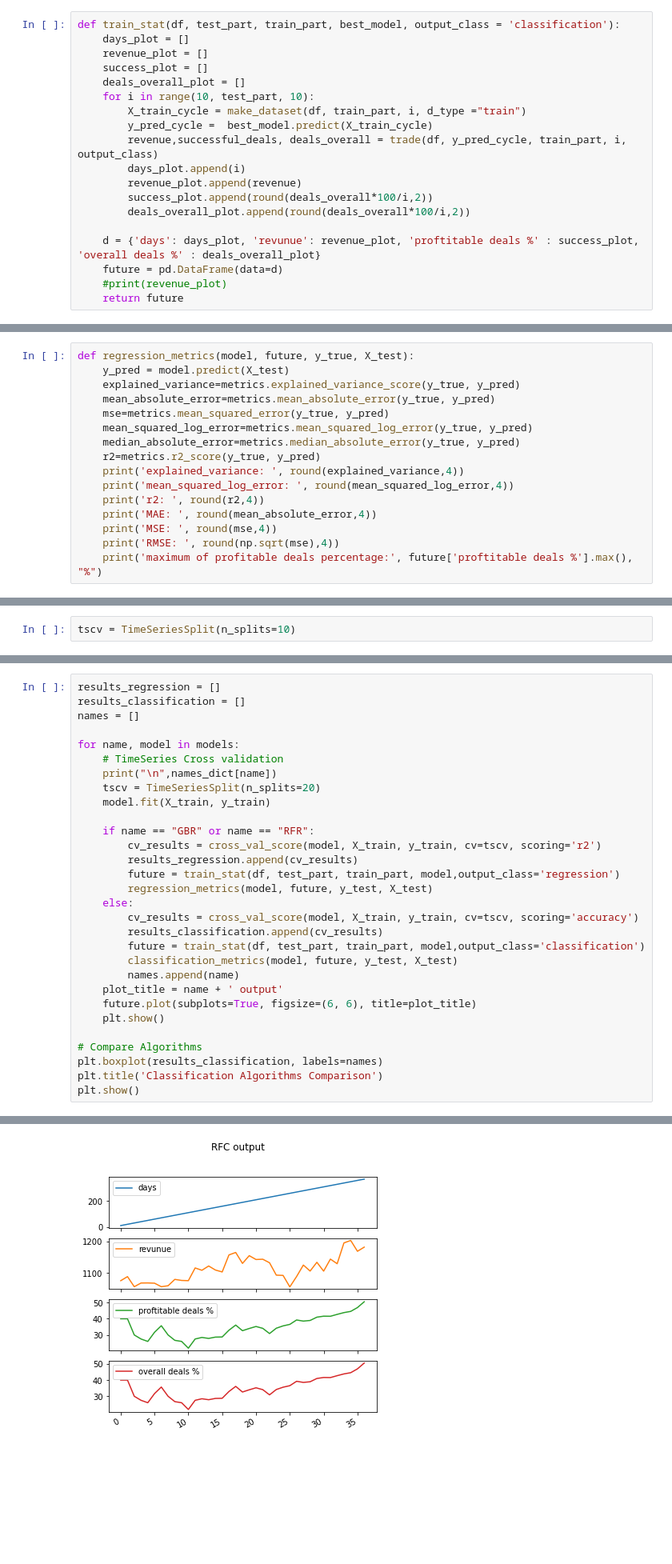
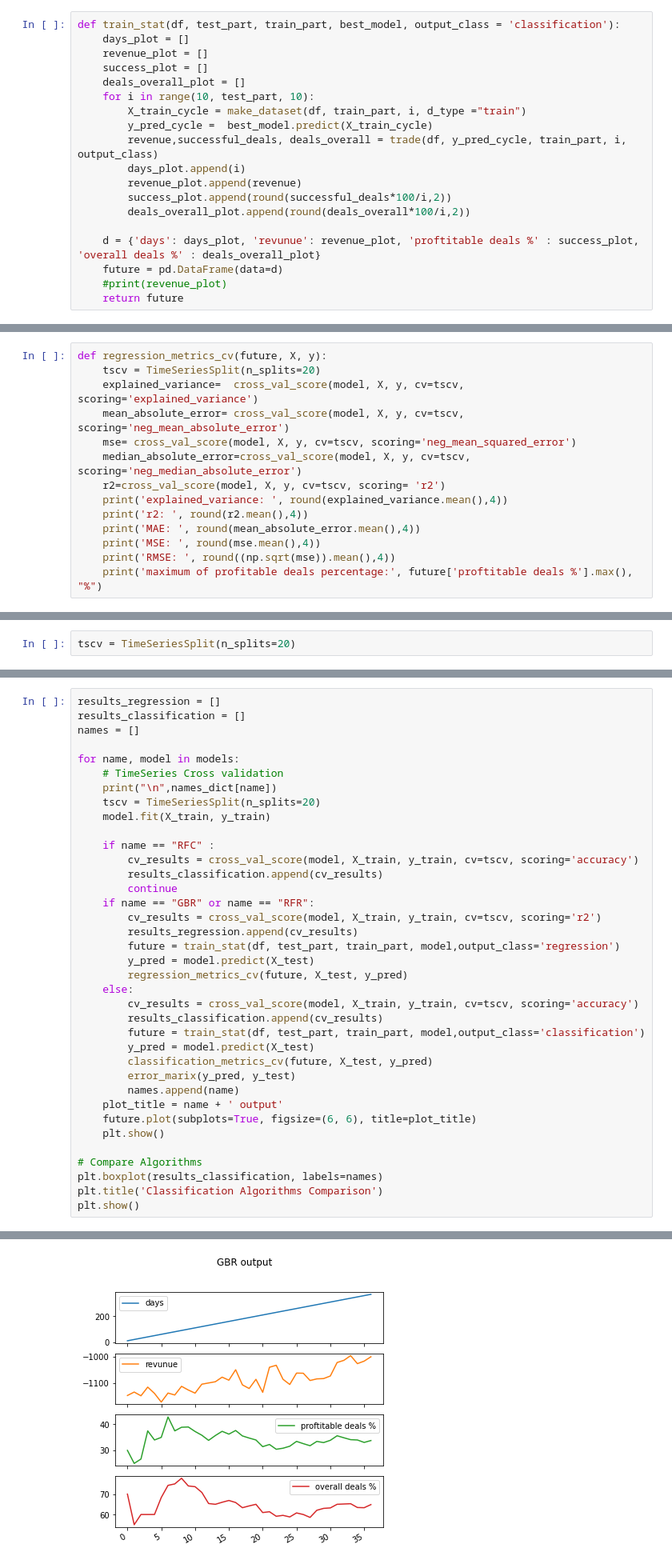
Before and after one commit to razmarrus/diploma, a Jupyter notebook: Best_models.ipynb, the cells around one changed output, grey strips where cells are left out. Shown at 80% size. Saved outputs shown, nothing was run; the diff lists cells and outputs as text; blank space fills up the shorter version.

Commit message:
Models comparison fixed

```diff
--- a/Best_models.ipynb
+++ b/Best_models.ipynb
@@ -115,7 +115,7 @@ def train_stat(df, test_part, train_part, best_model, output_class = 'classifica
         revenue,successful_deals, deals_overall = trade(df, y_pred_cycle, train_part, i, output_class)
         days_plot.append(i)
         revenue_plot.append(revenue)
-        success_plot.append(round(deals_overall*100/i,2))
+        success_plot.append(round(successful_deals*100/i,2))
         deals_overall_plot.append(round(deals_overall*100/i,2))
 
     d = {'days': days_plot, 'revunue': revenue_plot, 'proftitable deals %' : success_plot, 'overall deals %' : deals_overall_plot}
@@ -140,16 +152,14 @@ def error_marix(pred_list, true_list):
 # %%
-def regression_metrics(model, future, y_true, X_test):
-    y_pred = model.predict(X_test)
-    explained_variance=metrics.explained_variance_score(y_true, y_pred)
-    mean_absolute_error=metrics.mean_absolute_error(y_true, y_pred)
-    mse=metrics.mean_squared_error(y_true, y_pred)
-    mean_squared_log_error=metrics.mean_squared_log_error(y_true, y_pred)
-    median_absolute_error=metrics.median_absolute_error(y_true, y_pred)
-    r2=metrics.r2_score(y_true, y_pred)
-    print('explained_variance: ', round(explained_variance,4))
-    print('mean_squared_log_error: ', round(mean_squared_log_error,4))
-    print('r2: ', round(r2,4))
-    print('MAE: ', round(mean_absolute_error,4))
-    print('MSE: ', round(mse,4))
-    print('RMSE: ', round(np.sqrt(mse),4))
+def regression_metrics_cv(future, X, y):
+    tscv = TimeSeriesSplit(n_splits=20)
+    explained_variance=  cross_val_score(model, X, y, cv=tscv, scoring='explained_variance')
+    mean_absolute_error= cross_val_score(model, X, y, cv=tscv,  scoring='neg_mean_absolute_error')
+    mse= cross_val_score(model, X, y, cv=tscv, scoring='neg_mean_squared_error')
+    median_absolute_error=cross_val_score(model, X, y, cv=tscv, scoring='neg_median_absolute_error')
+    r2=cross_val_score(model, X, y, cv=tscv, scoring= 'r2')
+    print('explained_variance: ', round(explained_variance.mean(),4))
+    print('r2: ', round(r2.mean(),4))
+    print('MAE: ', round(mean_absolute_error.mean(),4))
+    print('MSE: ', round(mse.mean(),4))
+    print('RMSE: ', round((np.sqrt(mse)).mean(),4))
     print('maximum of profitable deals percentage:', future['proftitable deals %'].max(), "%")
@@ -185,7 +186,7 @@ X_train = make_dataset(df, train_part, test_part,d_type ="train")
 y_train = df['close_change'][:-test_part]
 y_test = df['close_change'][-test_part:]
 # %%
-tscv = TimeSeriesSplit(n_splits=10)
+tscv = TimeSeriesSplit(n_splits=20)
 # %% [markdown]
 ## Models
 # %%
@@ -298,16 +299,23 @@ for name, model in models:
     tscv = TimeSeriesSplit(n_splits=20)
     model.fit(X_train, y_train)
 
+    if name == "RFC" :
+        cv_results = cross_val_score(model, X_train, y_train, cv=tscv, scoring='accuracy')
+        results_classification.append(cv_results)
+        continue
     if name == "GBR" or name == "RFR":
         cv_results = cross_val_score(model, X_train, y_train, cv=tscv, scoring='r2')
         results_regression.append(cv_results)
         future = train_stat(df, test_part, train_part, model,output_class='regression')
-        regression_metrics(model, future, y_test, X_test)
+        y_pred = model.predict(X_test)
+        regression_metrics_cv(future, X_test, y_pred)
     else:
         cv_results = cross_val_score(model, X_train, y_train, cv=tscv, scoring='accuracy')
         results_classification.append(cv_results)
         future = train_stat(df, test_part, train_part, model,output_class='classification')
-        classification_metrics(model, future, y_test, X_test)
+        y_pred = model.predict(X_test)
+        classification_metrics_cv(future, X_test, y_pred)
+        error_marix(y_pred, y_test)
         names.append(name)
     plot_title = name + ' output'
     future.plot(subplots=True, figsize=(6, 6), title=plot_title)
@@ -352 +362 @@ maximum of profitable deals percentage: 50.54 %
-[figure, old version]
+[figure, new version]
```
Also changed, not shown: parts of 3 cells of this notebook, 1 other file.
